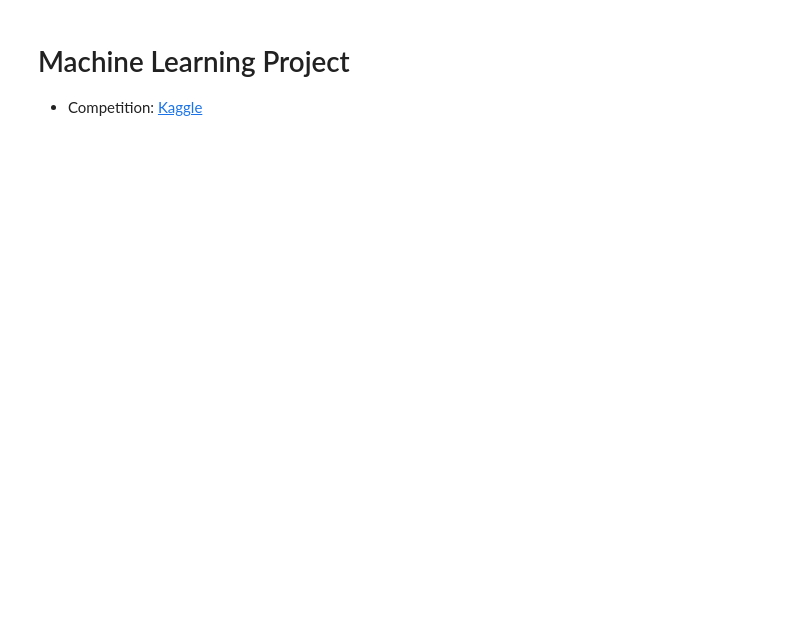
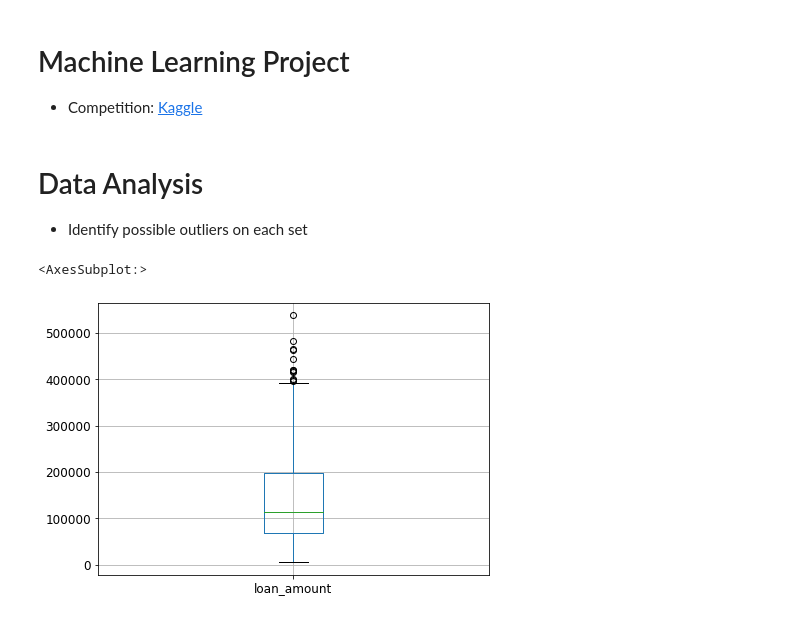
Before and after one commit to goncaloacteixeira/feup-ac, a Jupyter notebook: data-prep.ipynb, the cells around one changed output. Drawn from its saved outputs; the diff is of its cells as text; code cells hidden in the pictures; blank space fills up the shorter version.

```diff
--- a/data-prep.ipynb
+++ b/data-prep.ipynb
@@ -127,3 +128,7 @@ def prep_cards(data_type):
     df = pd.read_csv("data/card_" + data_type + ".csv", sep=";", parse_dates=["issued"])
 
     return df.rename(columns={"type": "card_type", "issued": "card_issued"})
+# %% [markdown]
+# Data Analysis
+
+- Identify possible outliers on each set
@@ -129,0 +138,7 @@ def prep_cards(data_type):
+# %%
+loans_df = prep_loans("train")
+
+loans_df.boxplot(column=['loan_amount'], fontsize=12, figsize=(7, 5))
+# %% [output]
+<AxesSubplot:>
+[figure, added]
```
Also changed, not shown: parts of 17 cells of this notebook, 3 other files.
